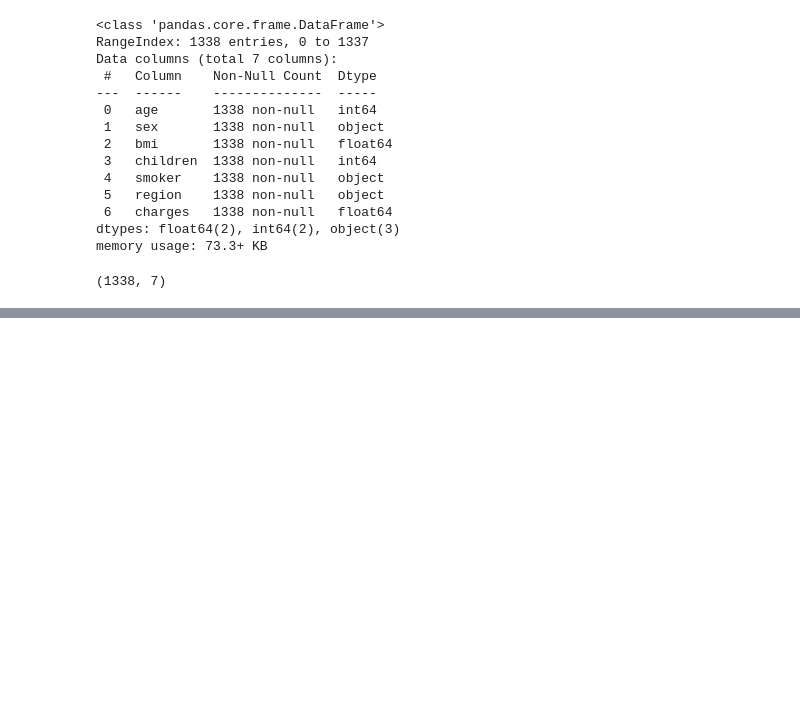
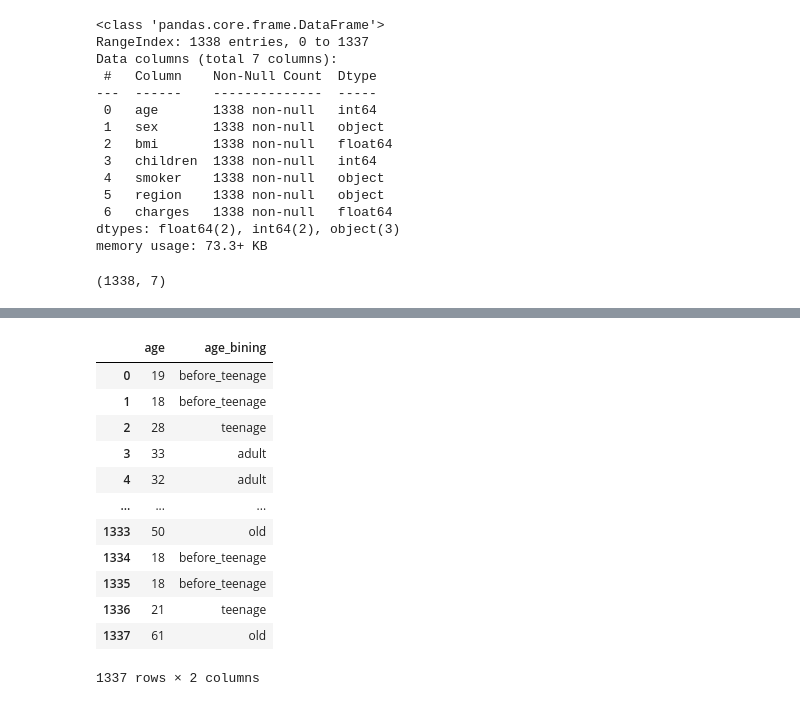
Before and after one commit to Shahriar201/Machine-Learning-Practices, a Jupyter notebook: linear_regression_insurance_part01.ipynb, the cells around one changed output, grey strips where cells are left out. Drawn from its saved outputs; the diff is of its cells as text; code cells hidden in the pictures; blank space fills up the shorter version.

```diff
--- a/linear_regression_insurance_part01.ipynb
+++ b/linear_regression_insurance_part01.ipynb
@@ -42,0 +88,4 @@ insurance.shape
+# %%
+# create new column
+age_bining = insurance['age']
+age_bining
@@ -42,0 +105,26 @@ insurance.shape
+# %%
+df = pd.DataFrame(age_bining)
+
+# create data bining label
+cut_lables = ['before_teenage', 'teenage', 'adult', 'old']
+
+# define cut ranges
+cut_bins = [17, 20, 30, 45, 64]
+
+# binning (convert numerical to categorical data for the range)
+df['age_bining'] = pd.cut(insurance['age'], bins=cut_bins, labels=cut_lables)
+df
+# %% [output]
+|  | age | age_bining |
+| 0 | 19 | before_teenage |
+| 1 | 18 | before_teenage |
+| 2 | 28 | teenage |
+| 3 | 33 | adult |
+| 4 | 32 | adult |
+| ... | ... | ... |
+| 1333 | 50 | old |
+| 1334 | 18 | before_teenage |
+| 1335 | 18 | before_teenage |
+| 1336 | 21 | teenage |
+| 1337 | 61 | old |
+1337 rows × 2 columns
```
Also changed, not shown: parts of 14 cells of this notebook.
